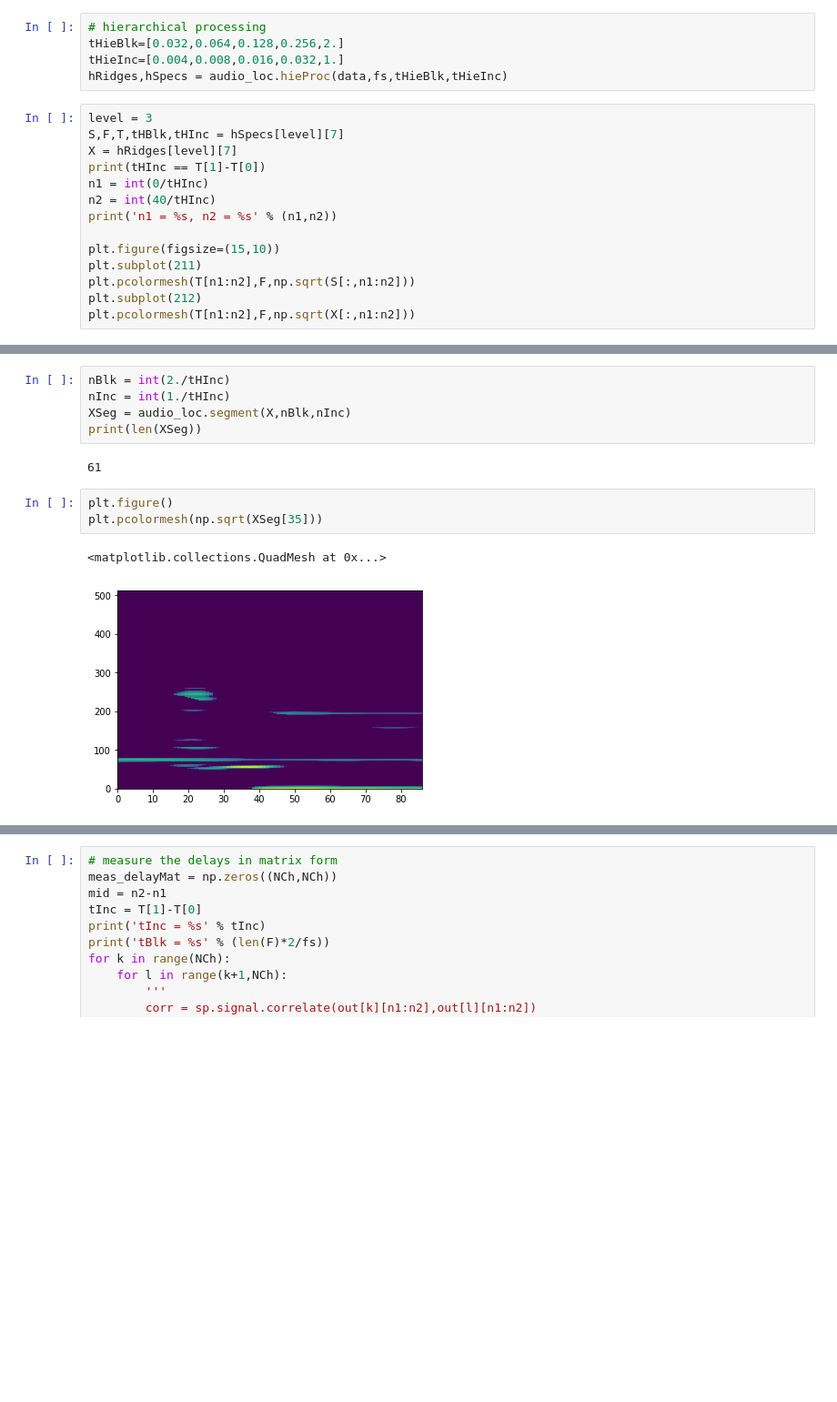
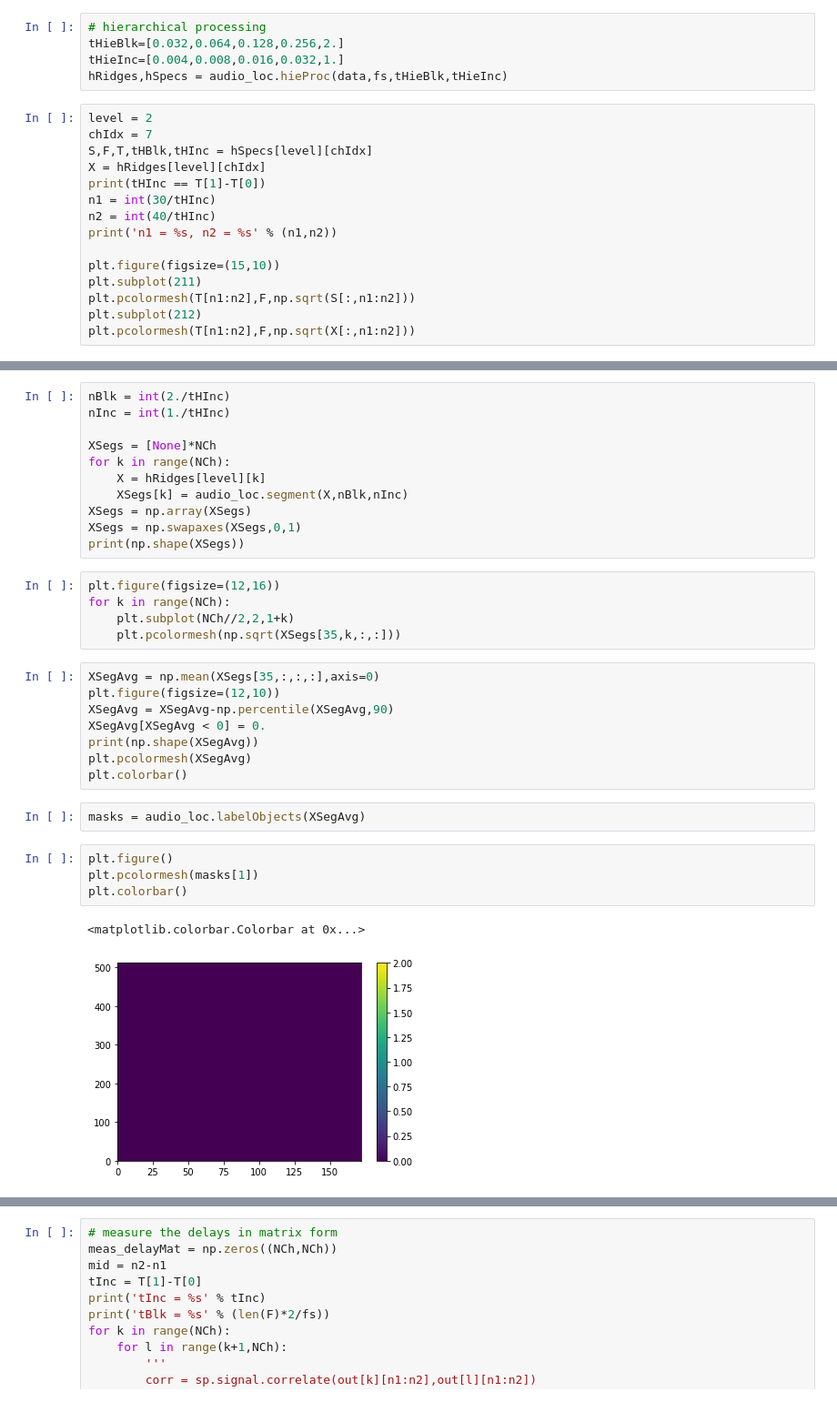
Before and after one commit to longle2718/audio_loc, a Jupyter notebook: python/main.ipynb, the cells around one changed output, grey strips where cells are left out. Shown: that part at 91% size. Cells and saved outputs as stored; diff of their text form; blank space fills up the shorter version.

Commit message:
debugging labelObjects()

```diff
--- a/python/main.ipynb
+++ b/python/main.ipynb
@@ -48,11 +45,12 @@ tHieBlk=[0.032,0.064,0.128,0.256,2.]
 tHieInc=[0.004,0.008,0.016,0.032,1.]
 hRidges,hSpecs = audio_loc.hieProc(data,fs,tHieBlk,tHieInc)
 # %%
-level = 3
-S,F,T,tHBlk,tHInc = hSpecs[level][7]
-X = hRidges[level][7]
+level = 2
+chIdx = 7
+S,F,T,tHBlk,tHInc = hSpecs[level][chIdx]
+X = hRidges[level][chIdx]
 print(tHInc == T[1]-T[0])
-n1 = int(0/tHInc)
+n1 = int(30/tHInc)
 n2 = int(40/tHInc)
 print('n1 = %s, n2 = %s' % (n1,n2))
 
@@ -69,13 +62,33 @@ n1 = 0, n2 = 1722
 # %%
 nBlk = int(2./tHInc)
 nInc = int(1./tHInc)
-XSeg = audio_loc.segment(X,nBlk,nInc)
-print(len(XSeg))
+
+XSegs = [None]*NCh
+for k in range(NCh):
+    X = hRidges[level][k]
+    XSegs[k] = audio_loc.segment(X,nBlk,nInc)
+XSegs = np.array(XSegs)
+XSegs = np.swapaxes(XSegs,0,1)
+print(np.shape(XSegs))
-# %% [output]
-61
+# %%
+plt.figure(figsize=(12,16))
+for k in range(NCh):
+    plt.subplot(NCh//2,2,1+k)
+    plt.pcolormesh(np.sqrt(XSegs[35,k,:,:]))
+# %%
+XSegAvg = np.mean(XSegs[35,:,:,:],axis=0)
+plt.figure(figsize=(12,10))
+XSegAvg = XSegAvg-np.percentile(XSegAvg,90)
+XSegAvg[XSegAvg < 0] = 0.
+print(np.shape(XSegAvg))
+plt.pcolormesh(XSegAvg)
+plt.colorbar()
+# %%
+masks = audio_loc.labelObjects(XSegAvg)
 # %%
 plt.figure()
-plt.pcolormesh(np.sqrt(XSeg[35]))
+plt.pcolormesh(masks[1])
+plt.colorbar()
 # %% [output]
-<matplotlib.collections.QuadMesh at 0x...>
+<matplotlib.colorbar.Colorbar at 0x...>
-[figure, old version]
+[figure, new version]
```
Also changed, not shown: parts of 3 cells of this notebook, 1 other file.
